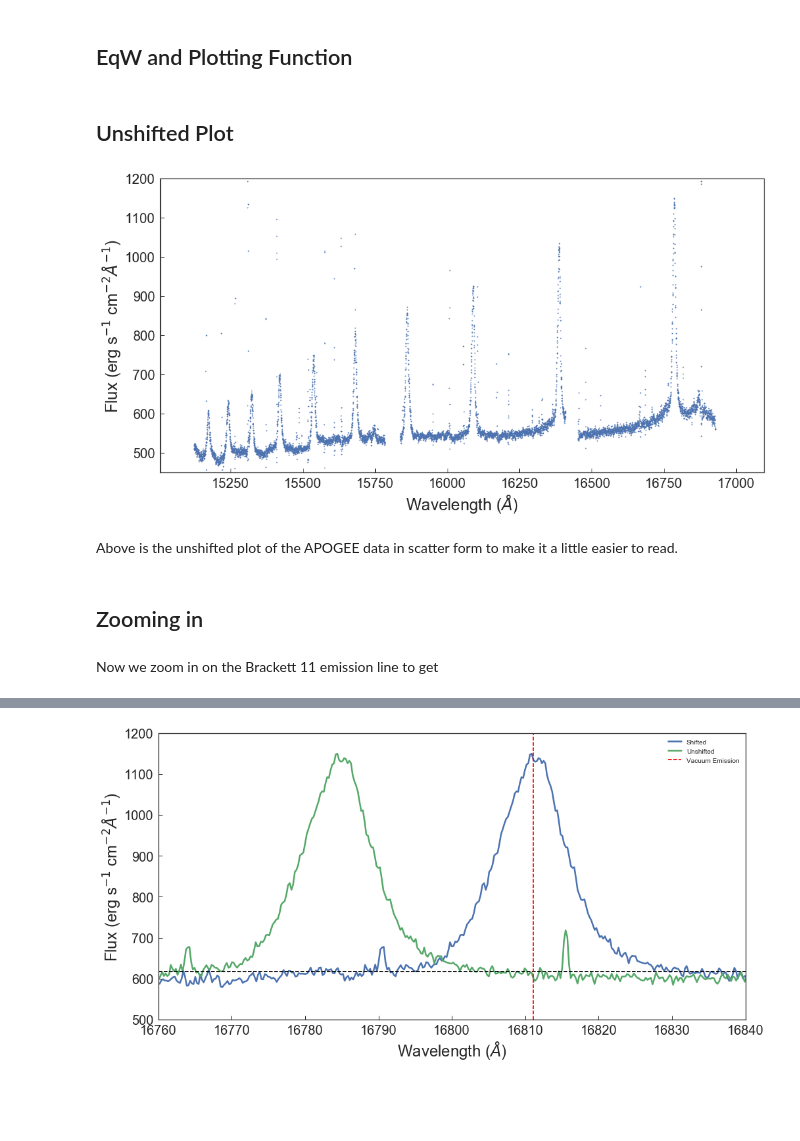
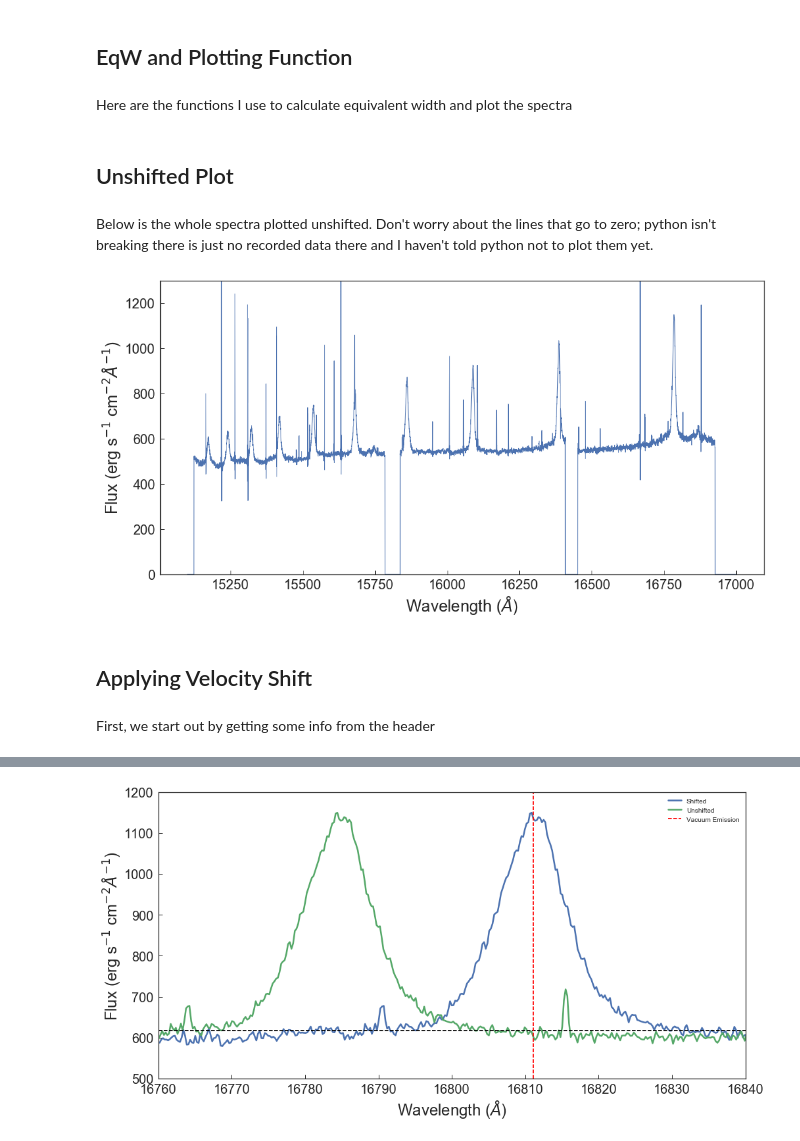
Before and after one commit to ballanr/T-Tauri, a Jupyter notebook: Shifting Spectra.ipynb, the cells around one changed output, grey strips where cells are left out. Cells and saved outputs as stored; diff of their text form; code cells hidden in the pictures; blank space fills up the shorter version.

```diff
--- a/Shifting Spectra.ipynb
+++ b/Shifting Spectra.ipynb
@@ -12,6 +14,8 @@ Lambda = splot.apStarWavegrid()
 import csv
 # %% [markdown]
 ## EqW and Plotting Function
+# %% [markdown]
+Here are the functions I use to calculate equivalent width and plot the spectra
 # %%
 def find_nearest(array,value):
     index = (np.abs(array-value)).argmin()
@@ -90,21 +94,21 @@ def Brackett_EqW_Plot(loc_id, two_massid,number,left_limit,right_limit,bottom_li
     ax.tick_params(axis='both', labelsize=20)
 # %% [markdown]
 ## Unshifted Plot
+# %% [markdown]
+Below is the whole spectra plotted unshifted. Don't worry about the lines that go to zero; python isn't breaking there is just no recorded data there and I haven't told python not to plot them yet.
 # %%
 loc_id = 4586
 two_massid='2M03434449+3143092'
 spectest1 = apread.apStar(loc_id,two_massid,ext=1,header=False)[3]
 fig,ax = plt.subplots(figsize=(16,8))
-plt.scatter(Lambda,spectest1,s=2)
+plt.plot(Lambda,spectest1,linewidth=1)
 ax.tick_params(axis='both', labelsize=20)
 plt.xlabel('Wavelength'+' '+'('+ r'$\AA$'+')', fontsize=24)
 plt.ylabel('Flux (erg s' + r'$^{-1}$'+' cm'+r'$^{-2}$' + r'$\AA^{-1}$'+')', fontsize=24)
-plt.ylim(450,1200);
+plt.ylim(0,1300);
 # %% [output]
-[figure, old version]
+[figure, new version]
-# %% [markdown]
-Above is the unshifted plot of the APOGEE data in scatter form to make it a little easier to read.
-# %% [markdown]
-## Zooming in
-# %% [markdown]
-Now we zoom in on the Brackett 11 emission line to get
+# %% [markdown]
+## Applying Velocity Shift
+# %% [markdown]
+First, we start out by getting some info from the header
```
Also changed, not shown: parts of 6 cells of this notebook.
